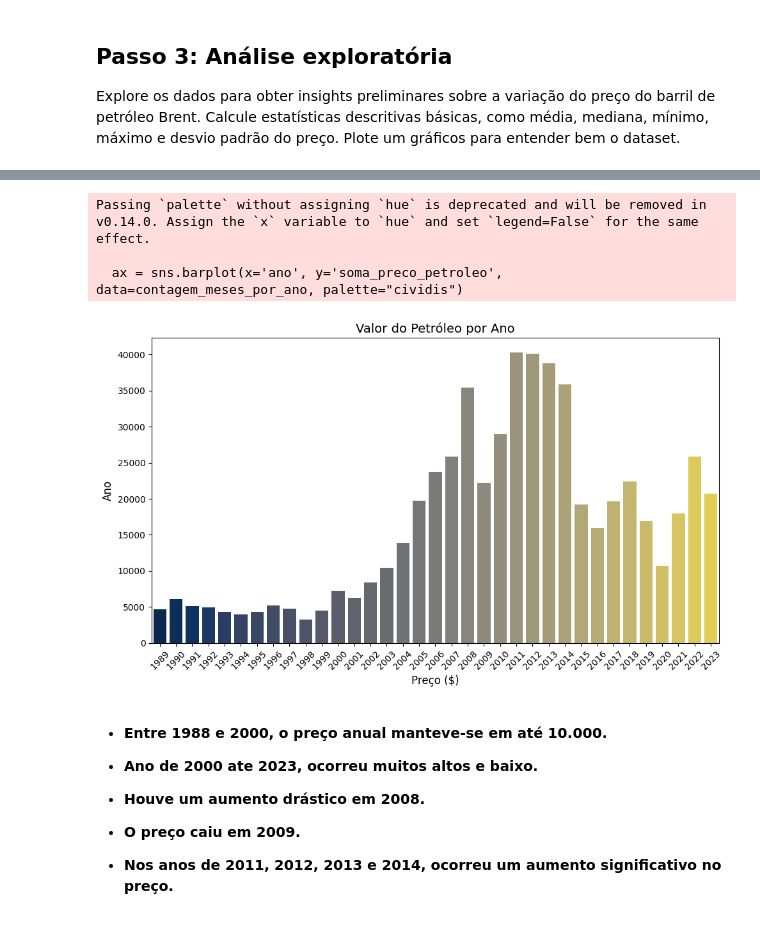
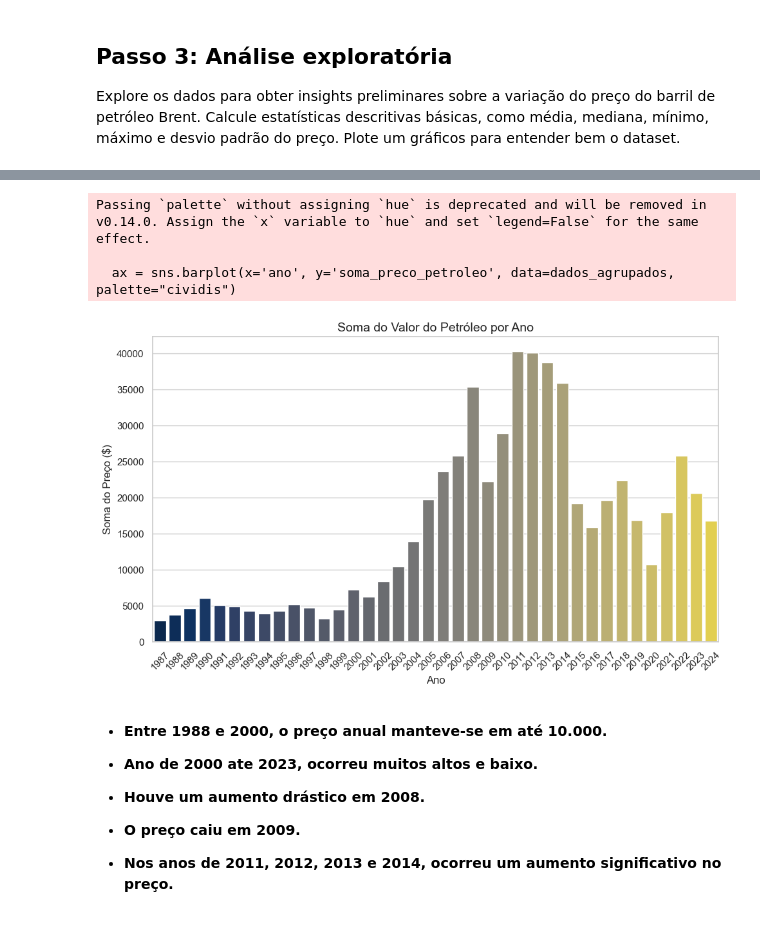
Before and after one commit to Tamireees/Tech_Challenge_fase04, a Jupyter notebook: Desafio - Análise de Negócios.ipynb, the cells around one changed output, grey strips where cells are left out. Cells and saved outputs as stored; diff of their text form; code cells hidden in the pictures.

```diff
--- a/Desafio - Análise de Negócios.ipynb
+++ b/Desafio - Análise de Negócios.ipynb
@@ -92,6 +92,7 @@ dados['data'] = pd.to_datetime(dados['data'] )
 # %%
 dados['ano'] = dados['data'].dt.year
 dados['mes'] = dados['data'].dt.month
+dados['dia'] = dados['data'].dt.day
 # %%
 dados.info()
 # %% [output]
@@ -209,23 +175,25 @@ print(contagem_meses_por_ano)
+# %%
+dados_agrupados = dados.groupby('ano', as_index=False)['preco_petroleo'].sum()
+dados_agrupados.rename(columns={'preco_petroleo': 'soma_preco_petroleo'}, inplace=True)
 # %%
+# Cria o gráfico de barras
 plt.figure(figsize=(10, 6))  # Ajusta o tamanho da figura
-ax = sns.barplot(x='ano', y='soma_preco_petroleo', data=contagem_meses_por_ano, palette="cividis")
+ax = sns.barplot(x='ano', y='soma_preco_petroleo', data=dados_agrupados, palette="cividis")
 
 # Adiciona título e rótulos dos eixos
-plt.title('Valor do Petróleo por Ano', fontsize=14)
-plt.xlabel('Preço ($)', fontsize=12)
-plt.ylabel('Ano', fontsize=12)
+plt.title('Soma do Valor do Petróleo por Ano', fontsize=14)
+plt.xlabel('Ano', fontsize=12)
+plt.ylabel('Soma do Preço ($)', fontsize=12)
 
 # Ajusta a rotação dos valores no eixo x
-plt.xticks(rotation=45
-           )  # Define rotação de 0 graus
+plt.xticks(rotation=45)
 
-plt.tight_layout()  # Ajusta o layout
-plt.show()
+plt.tight_layout()  #
 # %% [output]
 Passing `palette` without assigning `hue` is deprecated and will be removed in v0.14.0. Assign the `x` variable to `hue` and set `legend=False` for the same effect.
 
-  ax = sns.barplot(x='ano', y='soma_preco_petroleo', data=contagem_meses_por_ano, palette="cividis")
+  ax = sns.barplot(x='ano', y='soma_preco_petroleo', data=dados_agrupados, palette="cividis")
-[figure, old version]
+[figure, new version]
 # %% [markdown]
 * **Entre 1988 e 2000, o preço anual manteve-se em até 10.000.**
 * **Ano de 2000 ate 2023, ocorreu muitos altos e baixo.**
```
Also changed, not shown: parts of 52 cells of this notebook.
